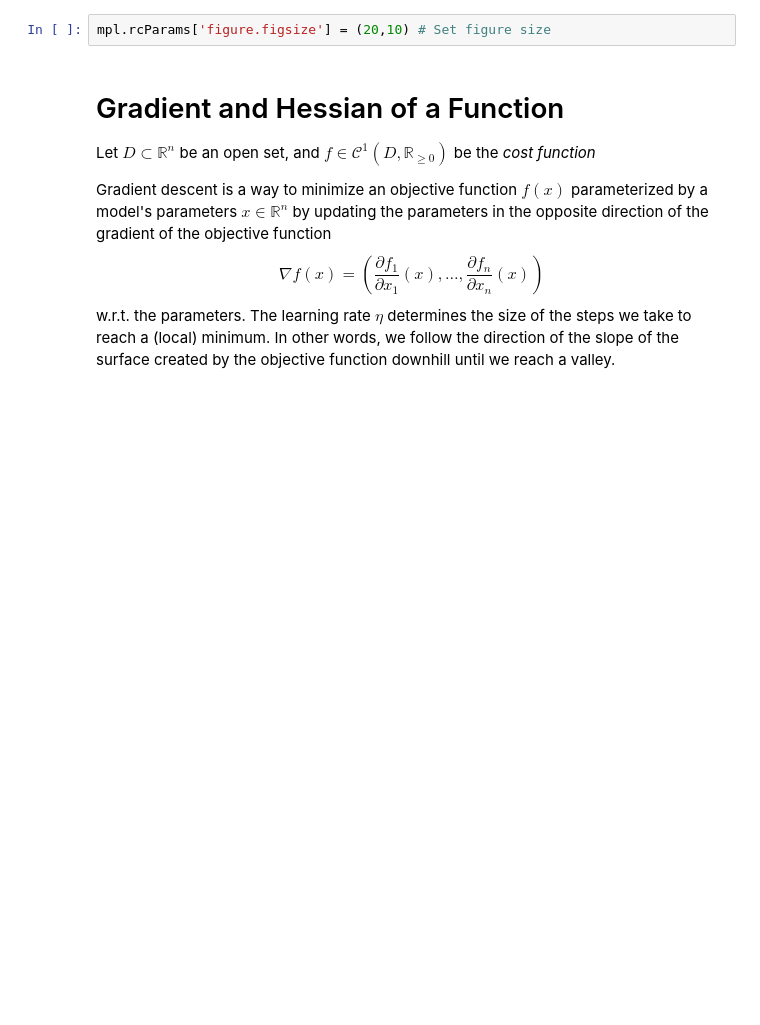
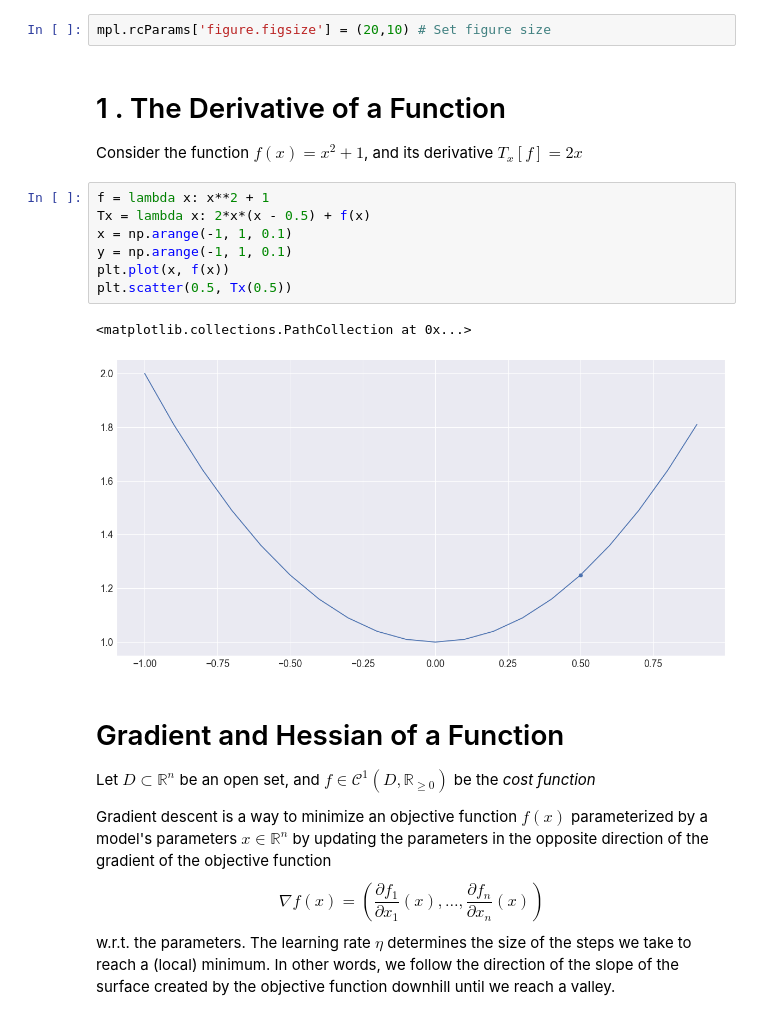
Before and after one commit to hsteinshiromoto/book.optimisation, a Jupyter notebook: src/notebooks/momentum.ipynb, the cells around one changed output. Saved outputs shown, nothing was run; the diff lists cells and outputs as text; blank space fills up the shorter version.

Commit message:
Plot tangent

```diff
--- a/src/notebooks/momentum.ipynb
+++ b/src/notebooks/momentum.ipynb
@@ -13,6 +13,20 @@ import seaborn as sns
 sns.set(font_scale = 1.75) # Rescale font size for figures
 # %%
 mpl.rcParams['figure.figsize'] = (20,10) # Set figure size
+# %% [markdown]
+# 1 . The Derivative of a Function
+
+Consider the function $f(x)=x^2 + 1$, and its derivative $T_x[f]=2x$
+# %%
+f = lambda x: x**2 + 1
+Tx = lambda x: 2*x*(x - 0.5) + f(x)
+x = np.arange(-1, 1, 0.1)
+y = np.arange(-1, 1, 0.1)
+plt.plot(x, f(x))
+plt.scatter(0.5, Tx(0.5))
+# %% [output]
+<matplotlib.collections.PathCollection at 0x...>
+[figure, added]
 # %% [markdown]
 <h1>Gradient and Hessian of a Function</h1><a name='DefGradient'></a>
 
```
